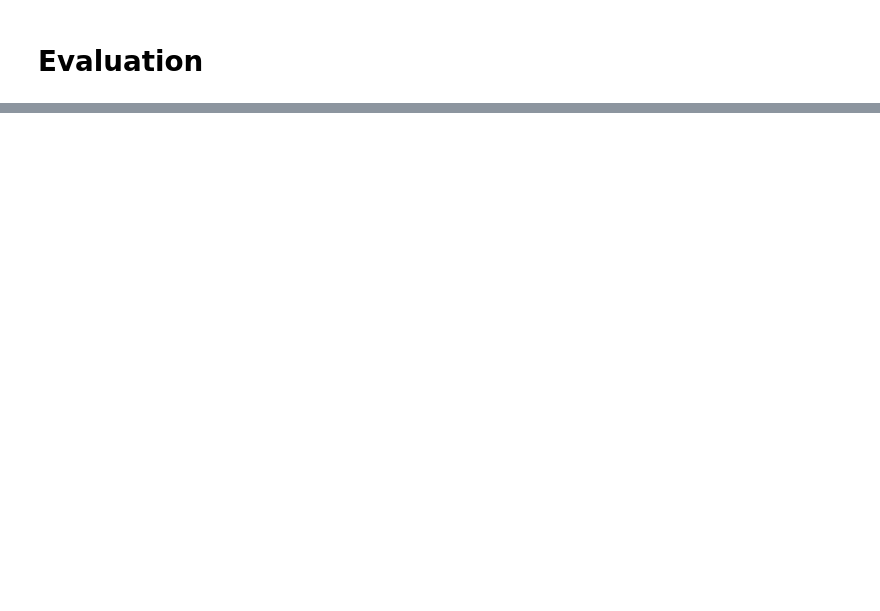
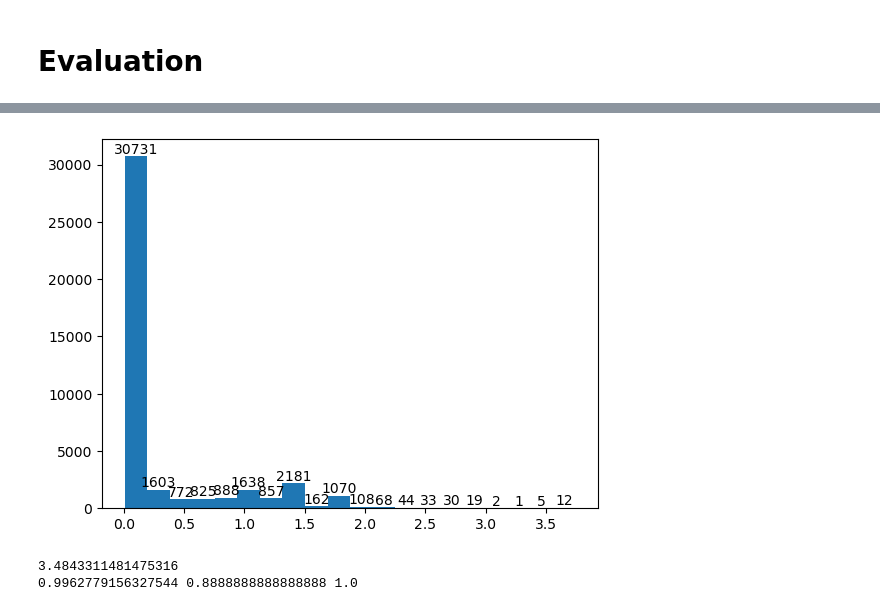
Before and after one commit to YC0806/2023-Yuchen, a Jupyter notebook: Demo_TGAE2_GRUConv_Batched.ipynb, the cells around one changed output, grey strips where cells are left out. Saved outputs shown, nothing was run; the diff lists cells and outputs as text; code cells hidden in the pictures; blank space fills up the shorter version.

```diff
--- a/Demo_TGAE2_GRUConv_Batched.ipynb
+++ b/Demo_TGAE2_GRUConv_Batched.ipynb
@@ -786,6 +566,0 @@ TGAE(
-# %%
-# for i_signal, signal in enumerate(signals_train):
-#     print(i_signal,signal.snapshot_count)
-signal = signals_train[35]
-print(signal.path)
-print(torch.diff(signal.node_flag))
@@ -998,0 +905,21 @@ def train_function(num_epoch):
+# %%
+# test_loop
+def test_loop(signal, model, loss_fn, optimizer, device, split_loss: bool = False):
+    with torch.no_grad():
+        X = signal.node_attr
+        node_index = signal.node_index
+        node_flag = signal.node_flag
+        edge_index = signal.edge_index
+        edge_flag = signal.edge_flag
+
+        outs = model(X, node_index, node_flag, edge_index, edge_flag)
+
+        train_losses = torch.sqrt(torch.sum(loss_f(X, outs),dim=1))
+        total_loss = torch.mean(train_losses)
+        snapshot_losses = [loss.cpu().numpy() for loss in torch.tensor_split(train_losses.detach(), node_flag)]
+
+        if split_loss:
+            snapshot_losses = [loss.cpu().numpy() for loss in torch.tensor_split(train_losses.detach(), node_flag)]
+            return snapshot_losses
+        else:
+            return total_loss.cpu().detach().numpy()
@@ -1018,0 +1051,6 @@ torch.save(model,f"TGAE2_GRUConv_{GLOBAL_EPOCH}_{np.mean(history_train_list[-1])
+# %%
+counts, edges, bars = plt.hist(np.concatenate(batch_node_losses),bins=20)
+plt.bar_label(bars)
+plt.show()
+# %% [output]
+[figure, added]
@@ -1019,2 +1063,17 @@ torch.save(model,f"TGAE2_GRUConv_{GLOBAL_EPOCH}_{np.mean(history_train_list[-1])
+# %%
+anomaly_threshold = np.percentile(np.concatenate([np.concatenate(node_losses) for node_losses in node_losses_list]), 99.95)
+print(anomaly_threshold)
+tn, fp, fn, tp = 0, 0, 0, 0
+for signal, node_losses in zip(signals_train,node_losses_list):
+    _tn, _fp, _fn, _tp = signal_evaluation_function(signal, node_losses, anomaly_threshold)
+    tn += _tn; fp += _fp; fn += _fn; tp += _tp
+train_accuracy = (tn+tp)/(tn+fp+fn+tp)
+train_precision = tp/(tp+fp)
+train_recall = tp/(tp+fn)
+
+print(train_accuracy, train_precision, train_recall)
+# %% [output]
+3.4843311481475316
+0.9962779156327544 0.8888888888888888 1.0
 # %%
 snapshot_losses_list = []
```
Also changed, not shown: parts of 52 cells of this notebook.
